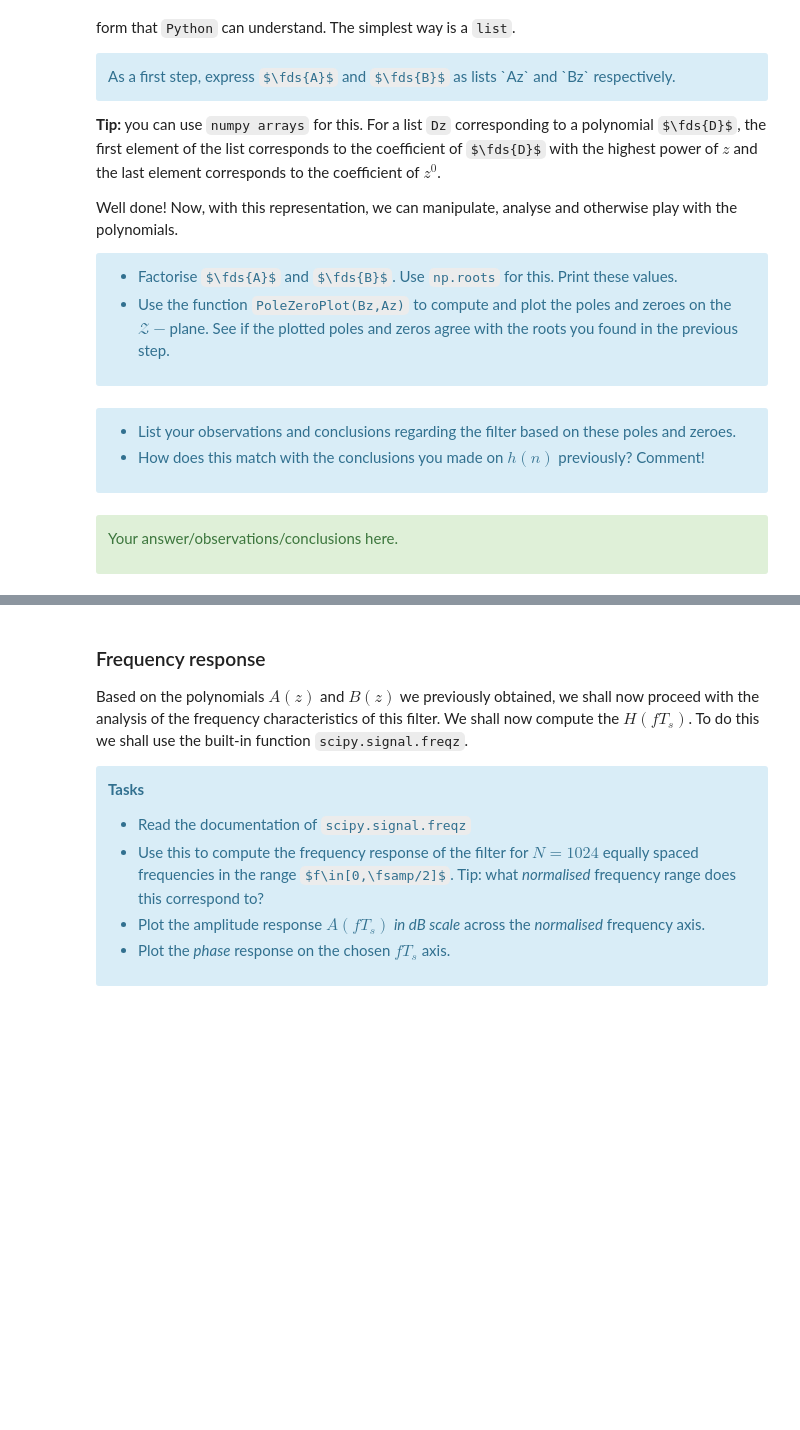
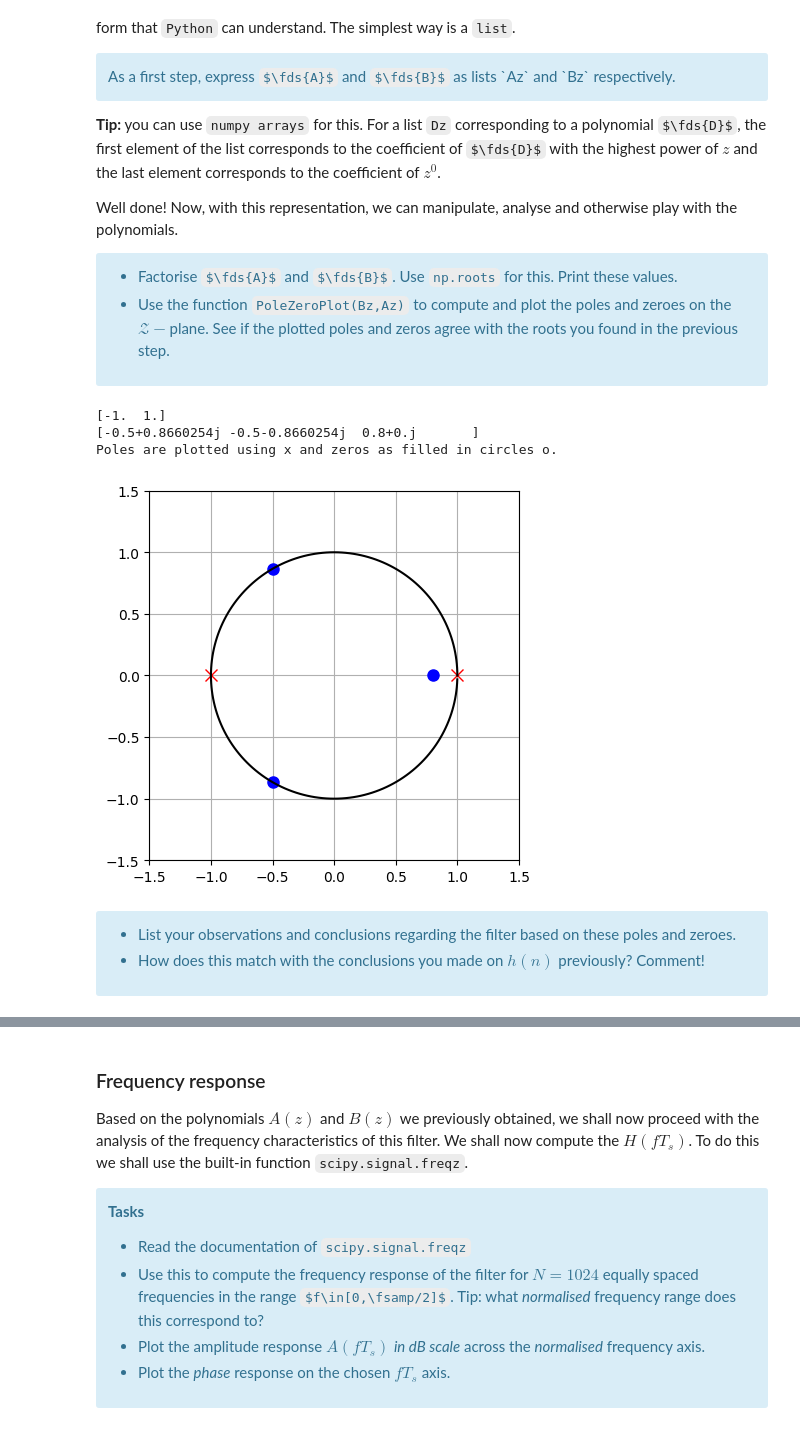
Before and after one commit to vbelpair/Ugent, a Jupyter notebook: Medical_Signal_Processing_and_Statistics/assignment_3/ex03_vincent.ipynb, the cells around one changed output, grey strips where cells are left out. Drawn from its saved outputs; the diff is of its cells as text; code cells hidden in the pictures; some formulas as TeX source; blank space fills up the shorter version.

```diff
--- a/Medical_Signal_Processing_and_Statistics/assignment_3/ex03_vincent.ipynb
+++ b/Medical_Signal_Processing_and_Statistics/assignment_3/ex03_vincent.ipynb
@@ -129,12 +168,19 @@ Well done! Now, with this representation, we can manipulate, analyse and otherwi
 </div>
 # %%
 # Write your code for the pole-zero representation here
-Az =
-Bz =
+Az = np.array([0.5, 0, -0.5])
+Bz = np.array([1, 0.2, 0.2, -0.8])
 # Print the roots of Bz and Az using np.roots()
-
+poles, zeros = np.roots(Az), np.roots(Bz)
+print(poles)
+print(zeros)
 # Make the pole-zero plot.
 PoleZeroPlot(Bz,Az)
+# %% [output]
+[-1.  1.]
+[-0.5+0.8660254j -0.5-0.8660254j  0.8+0.j       ]
+Poles are plotted using x and zeros as filled in circles o.
+[figure, added]
 # %% [markdown]
 <div class="alert alert-info">
 
@@ -142,9 +188,3 @@ PoleZeroPlot(Bz,Az)
 * How does this match with the conclusions you made on $h(n)$ previously? Comment!
 
 </div>
-# %% [markdown]
-<div class="alert alert-success">
-
-Your answer/observations/conclusions here.
-
-</div>
```
Also changed, not shown: parts of 14 cells of this notebook.
